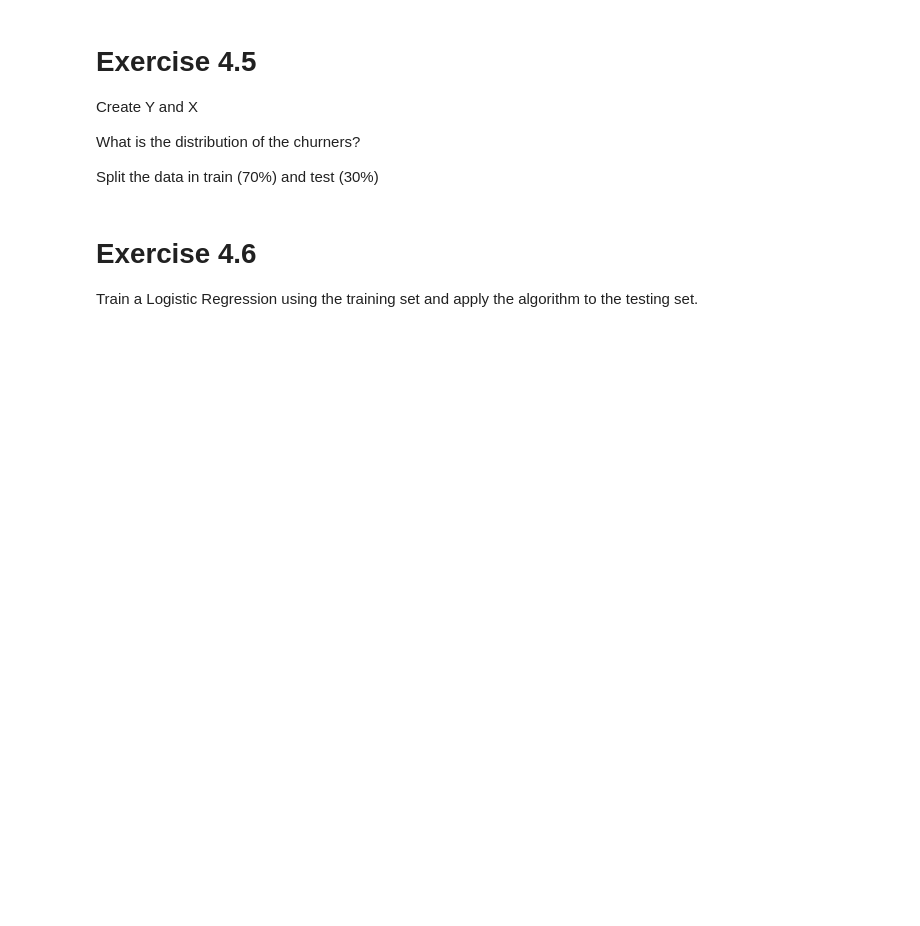
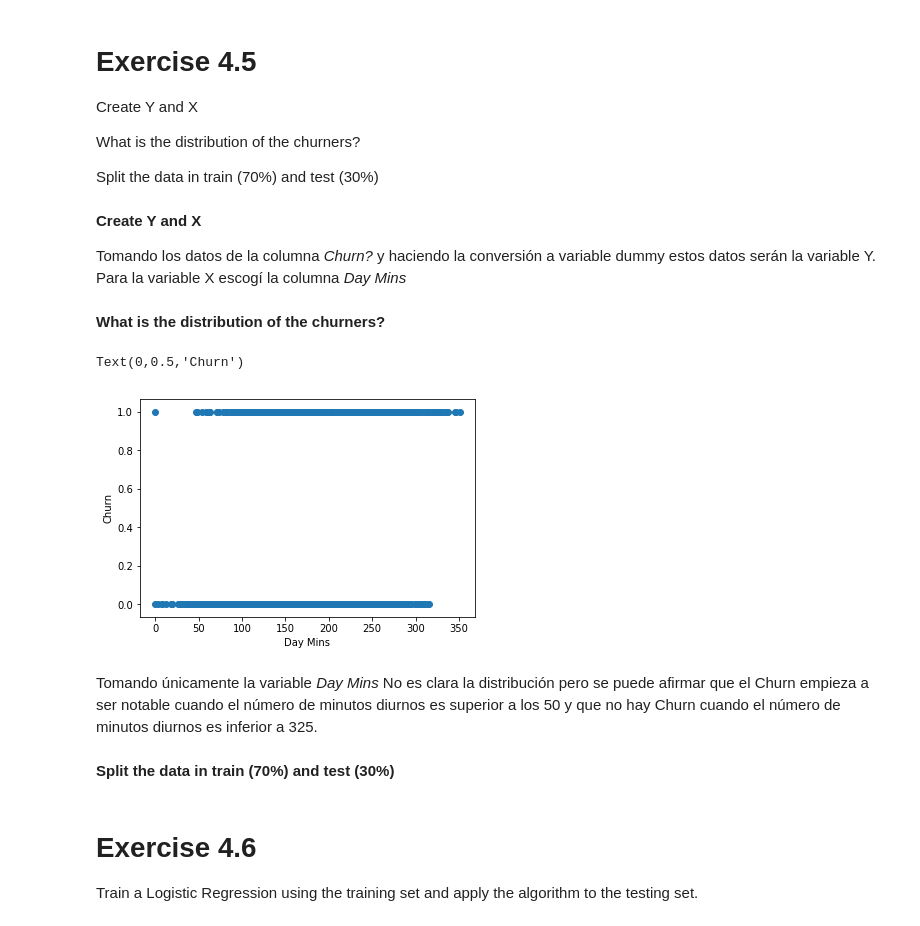
Before and after one commit to lfortizs/ML, a Jupyter notebook: E4-Regression-Linear&Logistic.ipynb, the cells around one changed output. Cells and saved outputs as stored; diff of their text form; code cells hidden in the pictures; blank space fills up the shorter version.

```diff
--- a/E4-Regression-Linear&Logistic.ipynb
+++ b/E4-Regression-Linear&Logistic.ipynb
@@ -119,3 +203,32 @@ Create Y and X
 What is the distribution of the churners?
 
 Split the data in train (70%) and test (30%)
+# %% [markdown]
+__Create Y and X__
+
+Tomando los datos de la columna _Churn?_ y haciendo la conversión a variable dummy estos datos serán la variable Y. Para la variable X escogí la columna _Day Mins_
+# %%
+import numpy as np
+from sklearn.model_selection import train_test_split
+
+data = pd.read_csv('https://github.com/ghuiber/churn/raw/master/data/churn.csv')
+data['Churn?'] = (data['Churn?'] == 'True.').astype('int')
+data['VMail Plan'] = (data['VMail Plan'] == 'yes').astype('int')
+data["Int'l Plan"] = (data["Int'l Plan"] == 'yes').astype('int')
+
+
+Y = data['Churn?']
+X = data[["Day Mins","VMail Plan","Int'l Plan"]]
+# %% [markdown]
+__What is the distribution of the churners?__
+# %%
+plt.scatter(X[['Day Mins']], Y)
+plt.xlabel('Day Mins')
+plt.ylabel('Churn')
+# %% [output]
+Text(0,0.5,'Churn')
+[figure, added]
+# %% [markdown]
+Tomando únicamente la variable _Day Mins_ No es clara la distribución pero se puede afirmar que el Churn empieza a ser notable cuando el número de minutos diurnos es superior a los 50 y que no hay Churn cuando el número de minutos diurnos es inferior a 325.
+# %% [markdown]
+__Split the data in train (70%) and test (30%)__
```
Also changed, not shown: parts of 17 cells of this notebook.
